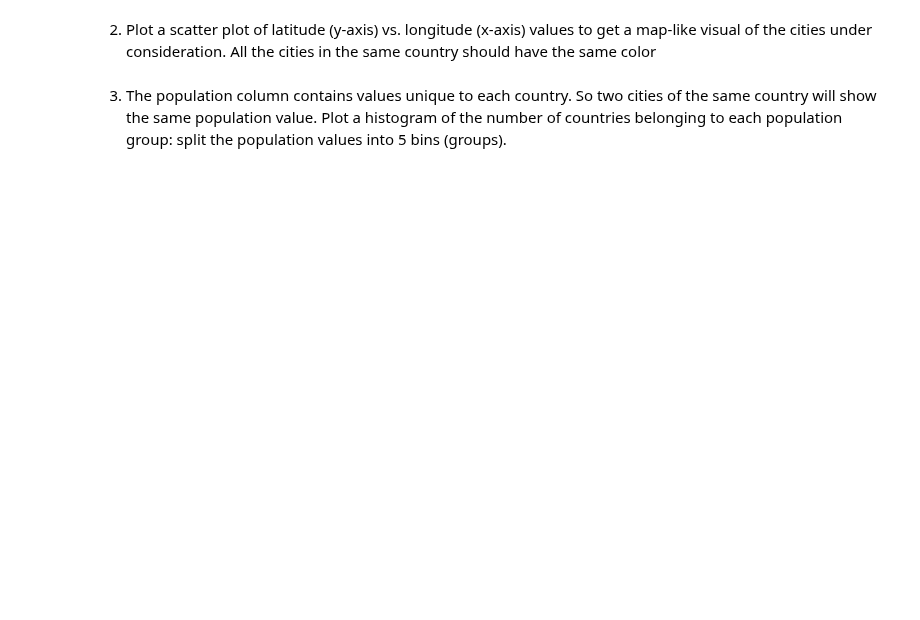
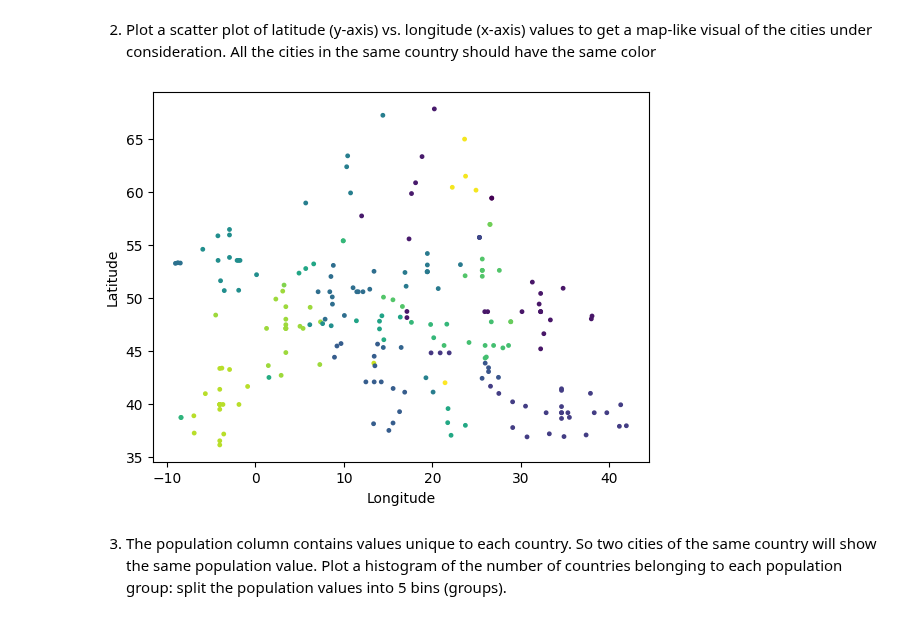
Before and after one commit to benwang2/obsidian-f22, a Jupyter notebook: Rutgers/2022 Fall/210/Assignments/Homework 3/src/eucities_temps.ipynb, the cells around one changed output. Saved outputs shown, nothing was run; the diff lists cells and outputs as text; code cells hidden in the pictures; blank space fills up the shorter version.

```diff
--- a/Rutgers/2022 Fall/210/Assignments/Homework 3/src/eucities_temps.ipynb
+++ b/Rutgers/2022 Fall/210/Assignments/Homework 3/src/eucities_temps.ipynb
@@ -5,6 +11,5 @@
 # %%
-import pandas as pd
 
-temps = pd.read_csv("../data/EuCitiesTemperatures.csv")
-temps[['latitude','longitude']] = temps[['latitude','longitude']].fillna(temps.groupby('country')[['latitude','longitude']].transfsorm('mean'))
+temps[['latitude','longitude']] = temps[['latitude','longitude']].fillna(temps.groupby('country')[['latitude','longitude']].transform('mean').round(2))
+display(temps[['latitude','longitude']])
 # %% [output]
@@ -26,4 +49,7 @@ maximal_cities = city_count[city_count == city_count.max()]
 # %% [markdown]
 3. Fill in the missing temperature values by the average temperature value of the similar region type. A region type would be a combinaton of whether it is in EU and whether it has a coastline. For example, if we have a missing temperature value for Bergen, Norway, which is not in the EU but lies on the coast, we will  fill it with the average temperature of cities with EU='no' and coastline='yes'.
 # %%
-temps['temperature'] = temps['temperature'].fillna(temps.groupby(['EU','coastline'])['temperature'].transform('mean'))
+temps['temperature'] = temps['temperature'].fillna(
+    temps.groupby(['EU','coastline'])['temperature'].transform('mean').round(2)
+)
+display(temps['temperature'])
@@ -47,14 +88,16 @@ plt.show()
 2. Plot a scatter plot of latitude (y-axis) vs. longitude (x-axis) values to get a map-like visual of the cities under consideration. All the cities in the same country should have the same color
 # %%
 plt.scatter(
+    temps['longitude'],
     temps['latitude'],
-    temps['longitude'],
     6,
     [hash(country) for country in temps['country']]
 )
-plt.xlabel("Latitude")
-plt.ylabel("Longitude")
+plt.xlabel("Longitude")
+plt.ylabel("Latitude")
 plt.show()
+# %% [output]
+[figure, added]
 # %% [markdown]
 3. The population column contains values unique to each country. So two cities of the same country will show the same population value. Plot a histogram of the number of countries belonging to each population group: split the population values into 5 bins (groups).
 # %%
```
Also changed, not shown: parts of 10 cells of this notebook, 7 other files.
